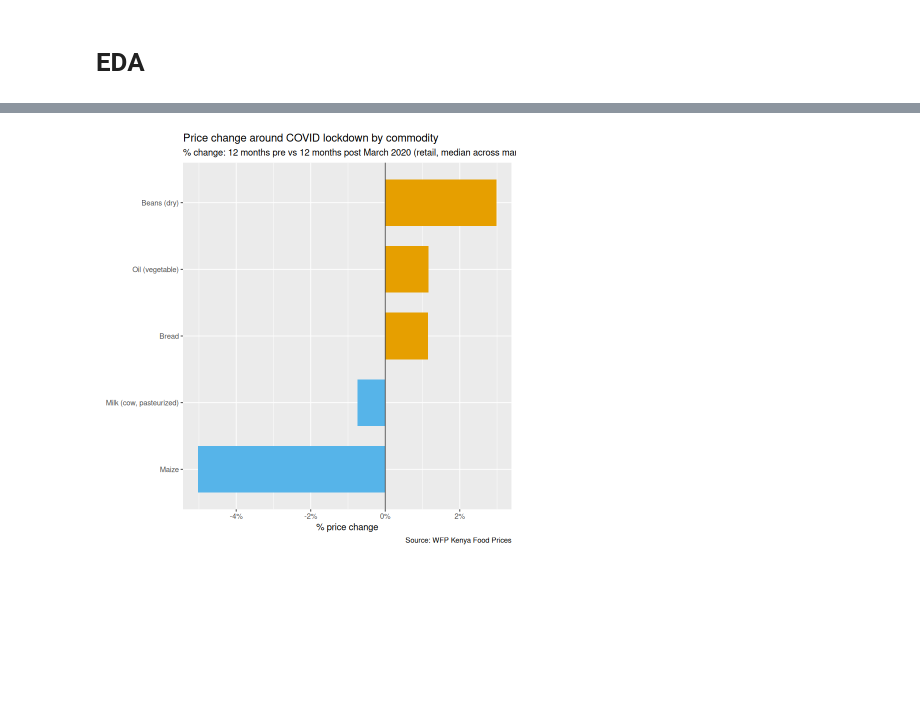
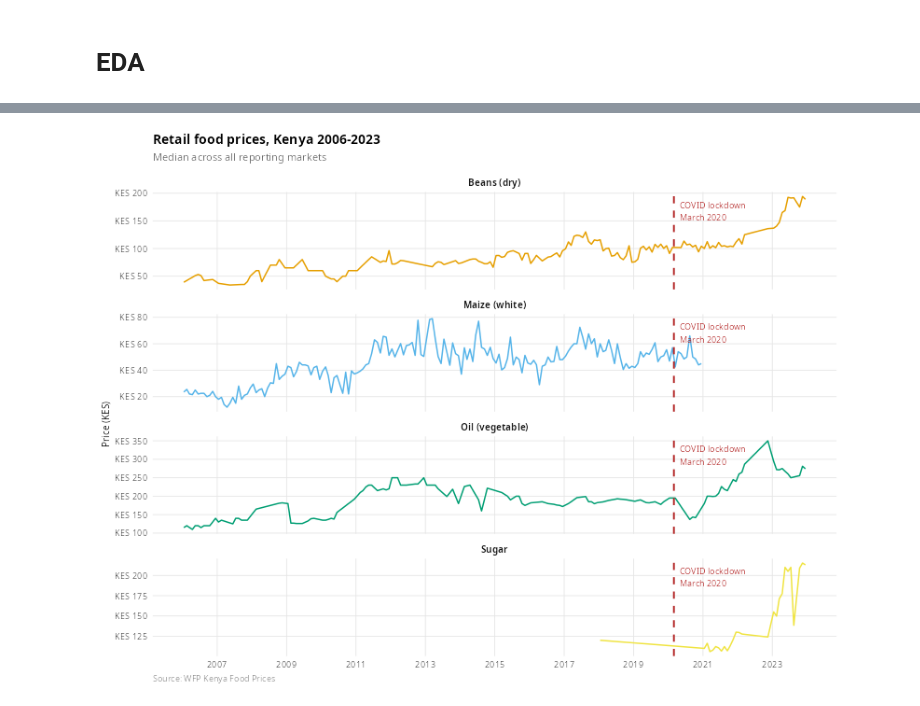
Before and after one commit to Chrisolande/Bayesian-Structural-Time-Series-for-Causal-Impact, a Jupyter notebook: iteration.ipynb, the cells around one changed output, grey strips where cells are left out. Cells and saved outputs as stored; diff of their text form; code cells hidden in the pictures; blank space fills up the shorter version.

Commit message:
Add EDA plots and update .gitignore

```diff
--- a/iteration.ipynb
+++ b/iteration.ipynb
@@ -187,4 +192,14 @@ A tibble: 6 × 3
 # %%
-price_series |>
- select(commodity) |>
- distinct()
+food <- food |>
+  mutate(
+    price = case_when(
+      commodity == "Maize (white)" & unit == "90 KG" ~ price / 90,
+      commodity == "Beans (dry)" & unit == "90 KG" ~ price / 90,
+      .default = price
+    ),
+    unit = case_when(
+      commodity == "Maize (white)" & unit == "90 KG" ~ "KG",
+      commodity == "Beans (dry)" & unit == "90 KG" ~ "KG",
+      .default = unit
+    )
+  )
@@ -239,33 +226,31 @@ mutate(window = if_else(date < covid_date, "Pre (Mar 2019 - Feb 2020)", "Post (M
 # %%
-pct_change <- shock_window |>
-    summarise(
-        median_price = median(price, na.rm = TRUE),
-        .by = c(commodity, window)
-    ) |>
-    pivot_wider(names_from = window, values_from = median_price) |>
-    janitor::clean_names() |>
-    mutate(
-        pct_change = (post_mar_2020_feb_2021 - pre_mar_2019_feb_2020) / pre_mar_2019_feb_2020 * 100
-    ) |>
-    filter(!is.na(pct_change)) |>
-    arrange(desc(pct_change))
+p_series <- price_series |>
+    ggplot(aes(x = date, y = median_price, colour = commodity)) +
+    geom_line(linewidth = 0.7) +
+    geom_vline(
+        xintercept = covid_date,
+        colour = "firebrick", linewidth = 0.9, linetype = "dashed"
+    ) +
+    annotate(
+        "text",
+        x = covid_date + 60, y = Inf,
+        label = "COVID lockdown\nMarch 2020",
+        vjust = 1.5, hjust = 0, size = 3.2, colour = "firebrick"
+    ) +
+    scale_colour_okabe_ito(name = NULL) +
+    scale_y_continuous(labels = label_comma(prefix = "KES ")) +
+    scale_x_date(date_breaks = "2 years", date_labels = "%Y") +
+    facet_wrap(~commodity, scales = "free_y", ncol = 1) +
+    labs(
+        title = "Retail food prices, Kenya 2006-2023",
+        subtitle = "Median across all reporting markets",
+        x = NULL,
+        y = "Price (KES)",
+        caption  = "Source: WFP Kenya Food Prices"
+    ) +
+    theme_wfp(legend.position = "none")
 
-p_shock <- pct_change |>
-    mutate(commodity = fct_reorder(commodity, pct_change)) |>
-    ggplot(aes(x = pct_change, y = commodity, fill = pct_change > 0)) +
-    geom_col(width = 0.7) +
-    geom_vline(xintercept = 0, colour = "grey30", linewidth = 0.5) +
-    scale_fill_manual(values = c("TRUE" = "#E69F00", "FALSE" = "#56B4E9"), guide = "none") +
-    scale_x_continuous(labels = label_percent(scale = 1)) +
-    labs(
-        title    = "Price change around COVID lockdown by commodity",
-        subtitle = "% change: 12 months pre vs 12 months post March 2020 (retail, median across markets)",
-        x        = "% price change",
-        y        = NULL,
-        caption  = "Source: WFP Kenya Food Prices"
-    )
-
-print(p_shock)
+print(p_series)
 # %% [output]
-[figure, old version]
+[figure, new version]
 # %%
```
Also changed, not shown: parts of 24 cells of this notebook, 1 other file.
